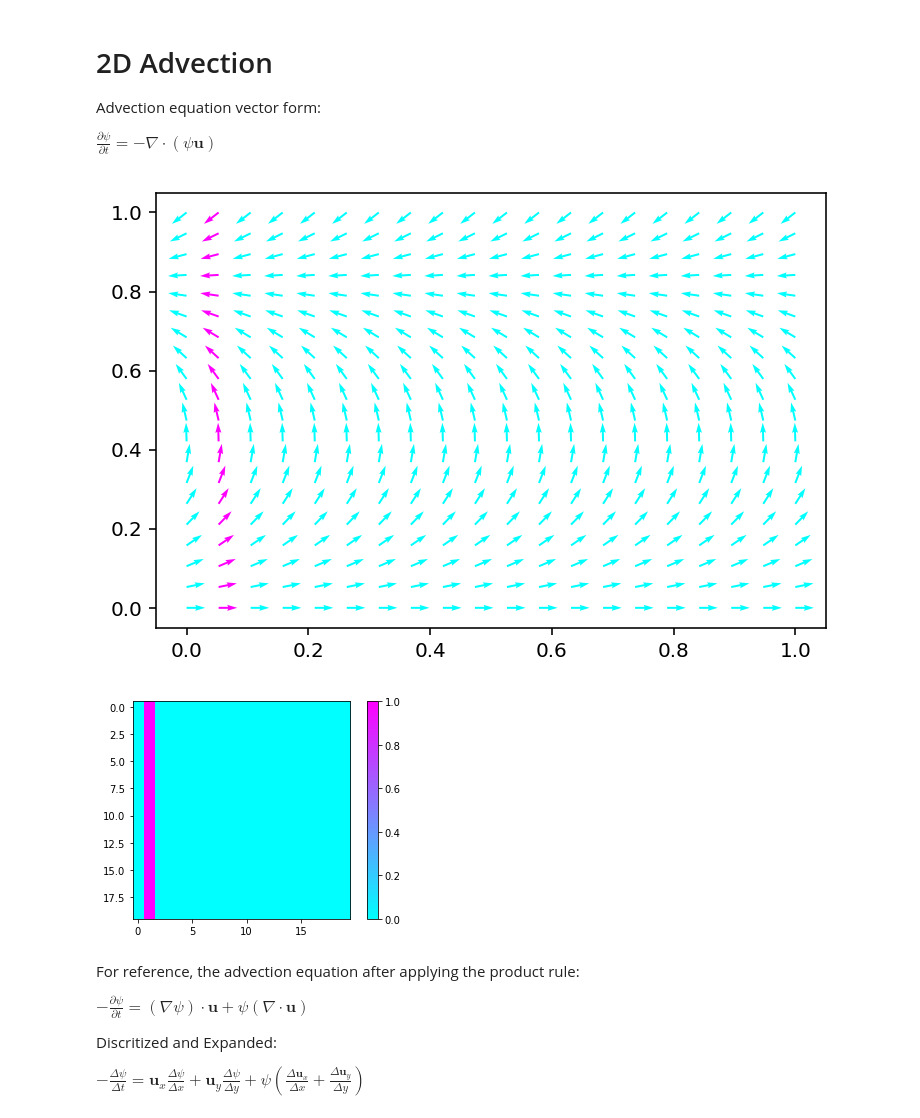
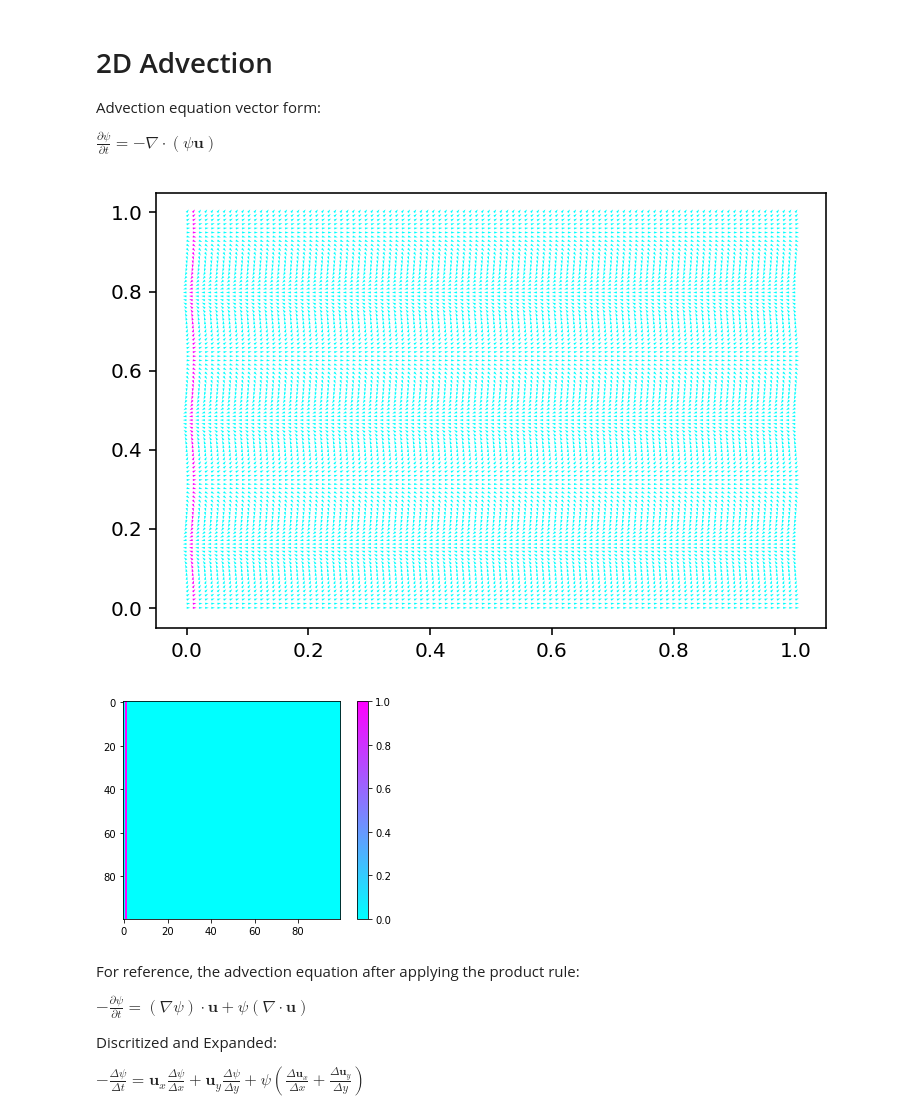
Before and after one commit to andrew-pa/fluidynm, a Jupyter notebook: 2D Advection.ipynb, the cells around one changed output. Cells and saved outputs as stored; diff of their text form; code cells hidden in the pictures.

```diff
--- a/2D Advection.ipynb
+++ b/2D Advection.ipynb
@@ -8,37 +8,37 @@ import numpy
 import matplotlib.pyplot as plt
 import matplotlib.image as mpimg
 from math import *
 %matplotlib inline
 
-xmax = 20
-ymax = 20
+xmax = 100
+ymax = 100
 
 X,Y = numpy.meshgrid(numpy.linspace(0,1,xmax),
                      numpy.linspace(0,1,ymax))
 
 psi = numpy.zeros((xmax,ymax))
 psi[:,1] = 1.0
 
 u = numpy.zeros((xmax,ymax,2))
 for x in range(xmax):
     for y in range(ymax):
         u[x,y,0]=cos(x*0.2)*3
         u[x,y,1]=sin(x*0.2)*3
 
 def plot_system():
     fig = plt.figure(dpi=144)
     plt.quiver(X, Y, u[:,:,0], u[:,:,1], psi, antialiased=True)
     plt.set_cmap("cool")
     plt.show()
 
     im = plt.imshow(psi)
     im.set_cmap("cool")
     cb = plt.colorbar()
 
 plot_system()
 # %% [output]
-[figure, old version]
+[figure, new version]
-[figure, old version]
+[figure, new version]
 # %% [markdown]
 For reference, the advection equation after applying the product rule:
 
```
Also changed, not shown: parts of 1 cell of this notebook, 1 other file.
